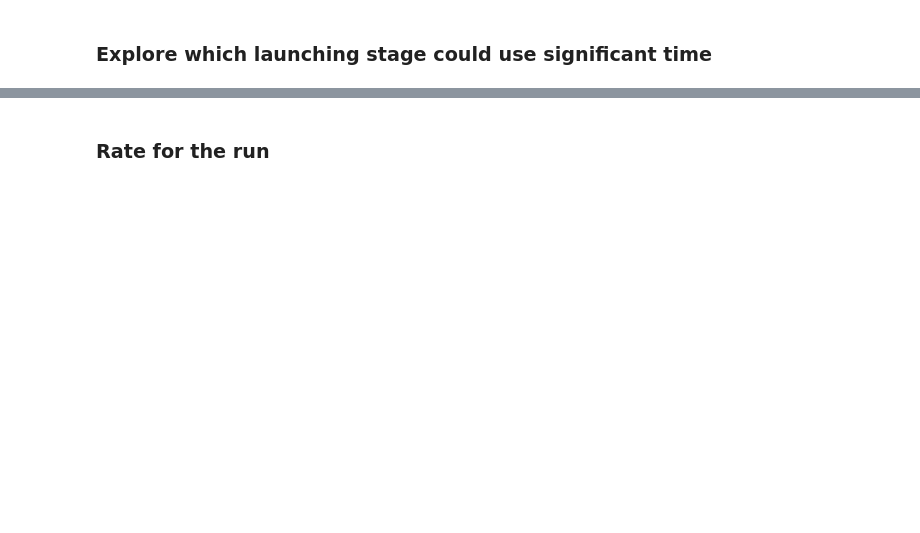
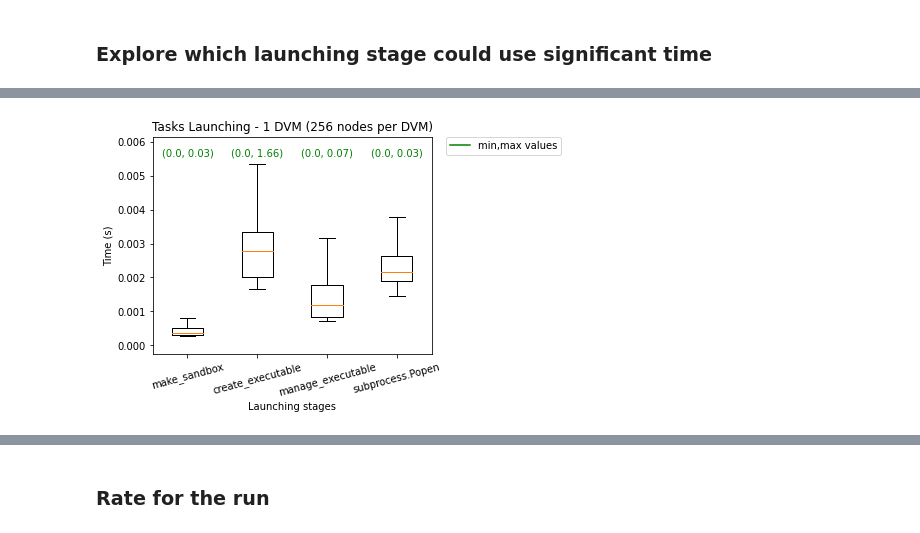
Before and after one commit to radical-experiments/summit_prrte_multi_dvm, a Jupyter notebook: analysis/arch/rp-prrte-multidvm-plots-real-runs.ipynb, the cells around one changed output, grey strips where cells are left out. Cells and saved outputs as stored; diff of their text form; code cells hidden in the pictures; blank space fills up the shorter version.

```diff
--- a/analysis/drafts/rp-prrte-multidvm-plots-real-runs.ipynb
+++ b/analysis/arch/rp-prrte-multidvm-plots-real-runs.ipynb
@@ -164,7 +178,10 @@ plot_launching_durations('%s/rp.session.login5.matitov.018968.0000' % BASE_DIR,
 # %%
 %%capture --no-display
 plot_launching_durations('%s/rp.session.login3.matitov.019026.0001' % BASE_DIR,
-                         'Tasks Launching - 1 DVM (256 nodes per DVM)')
+                         'Tasks Launching - 1 DVM (256 nodes per DVM)',
+                         launching_durations_extended)
+# %% [output]
+[figure, added]
 # %%
 %%capture --no-display
 plot_launching_durations('%s/rp.session.login3.matitov.019026.0002' % BASE_DIR,
```
Also changed, not shown: parts of 17 cells of this notebook, 7 other files.
